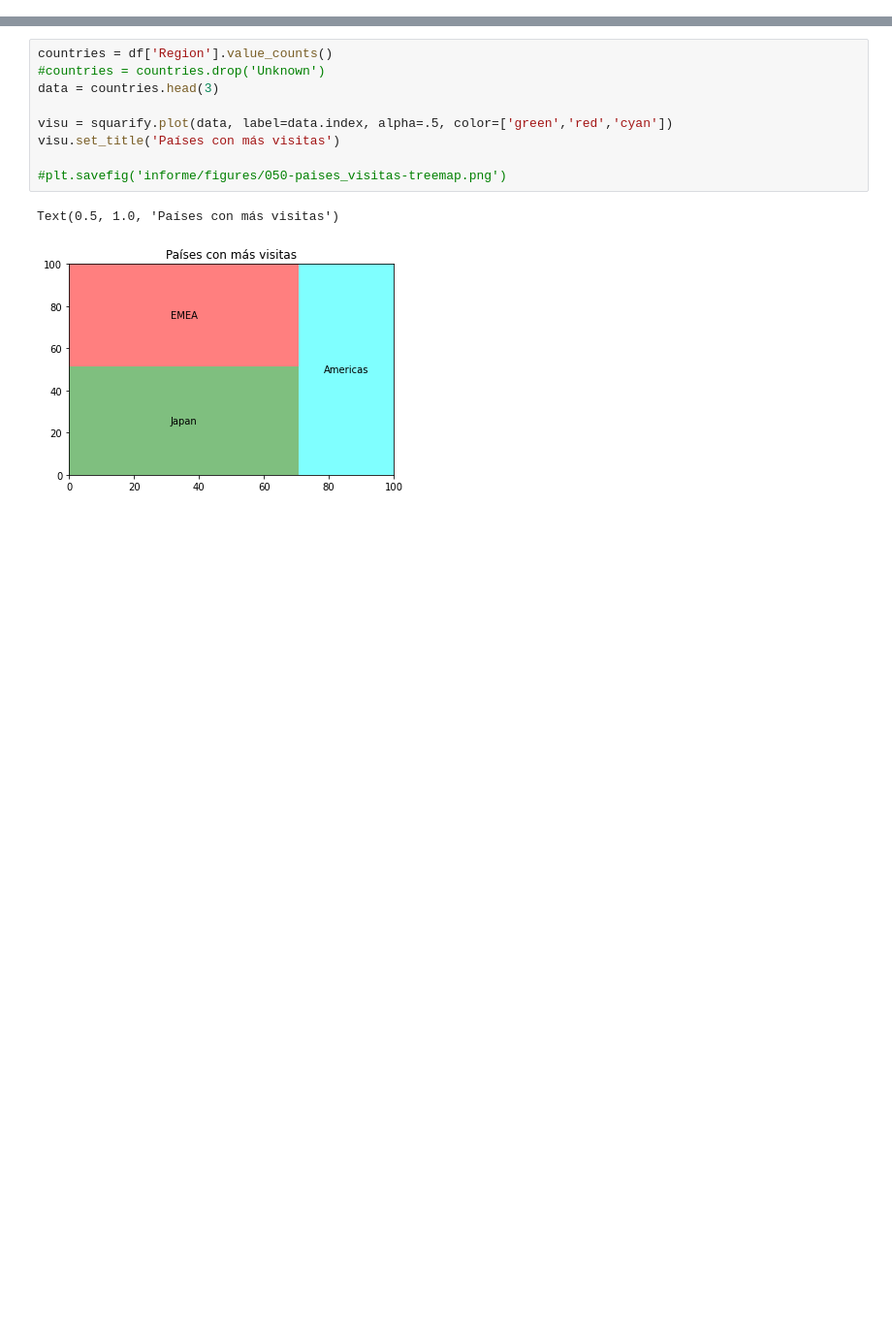
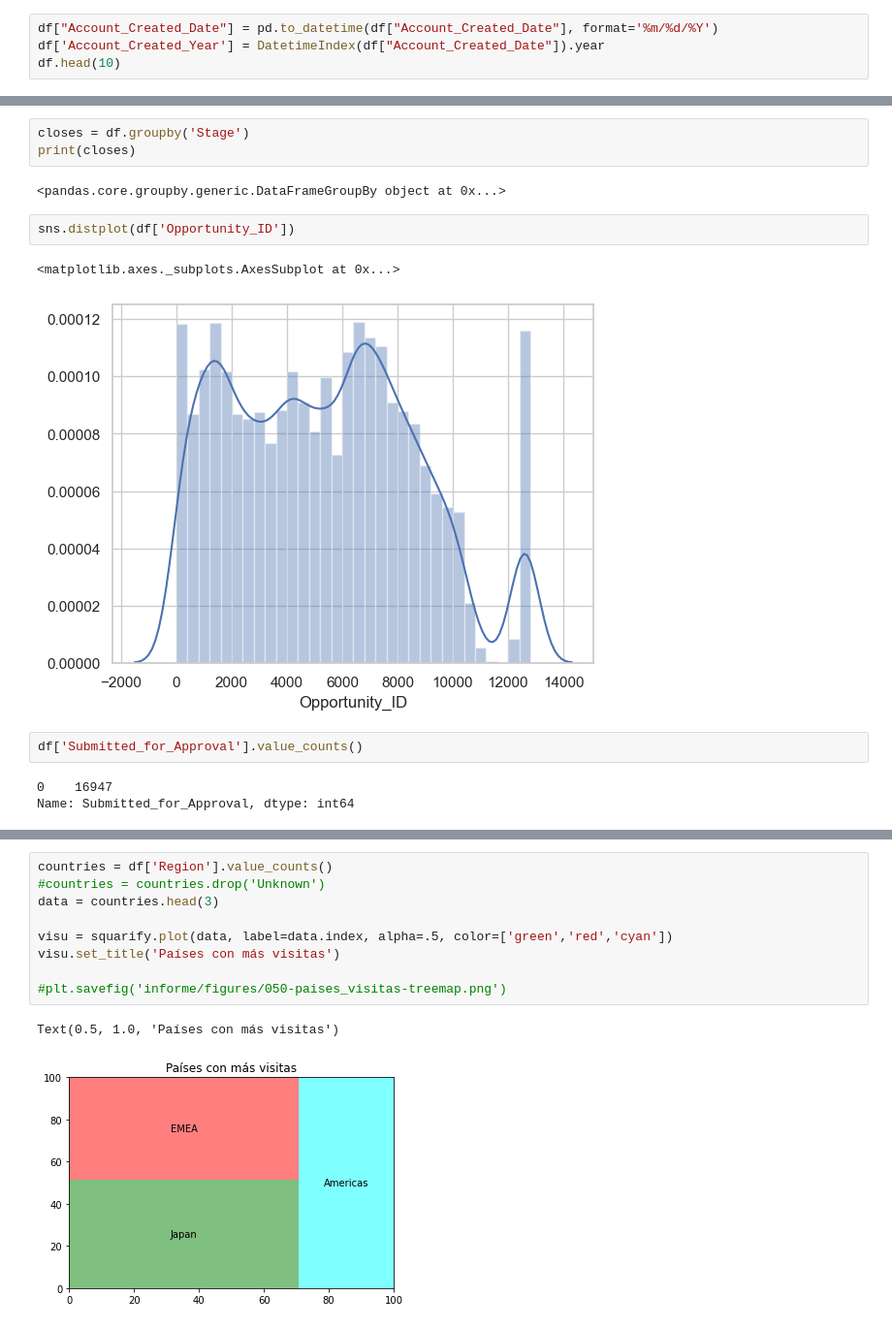
Before and after one commit to fede-alt/datos_2c2020_tp1, a Jupyter notebook: Pruebas/Pruebas_Art.ipynb, the cells around one changed output, grey strips where cells are left out. Shown at 97% size. Drawn from its saved outputs; the diff is of its cells as text; blank space fills up the shorter version.

```diff
--- a/Pruebas/Pruebas_Art.ipynb
+++ b/Pruebas/Pruebas_Art.ipynb
@@ -27,0 +37,4 @@ df.head(10)
+# %%
+df["Account_Created_Date"] = pd.to_datetime(df["Account_Created_Date"], format='%m/%d/%Y')
+df['Account_Created_Year'] = DatetimeIndex(df["Account_Created_Date"]).year
+df.head(10)
@@ -27,0 +53,15 @@ df.head(10)
+# %%
+closes = df.groupby('Stage')
+print(closes)
+# %% [output]
+<pandas.core.groupby.generic.DataFrameGroupBy object at 0x...>
+# %%
+sns.distplot(df['Opportunity_ID'])
+# %% [output]
+<matplotlib.axes._subplots.AxesSubplot at 0x...>
+[figure, added]
+# %%
+df['Submitted_for_Approval'].value_counts()
+# %% [output]
+0    16947
+Name: Submitted_for_Approval, dtype: int64
```
Also changed, not shown: parts of 17 cells of this notebook, 5 other files.
